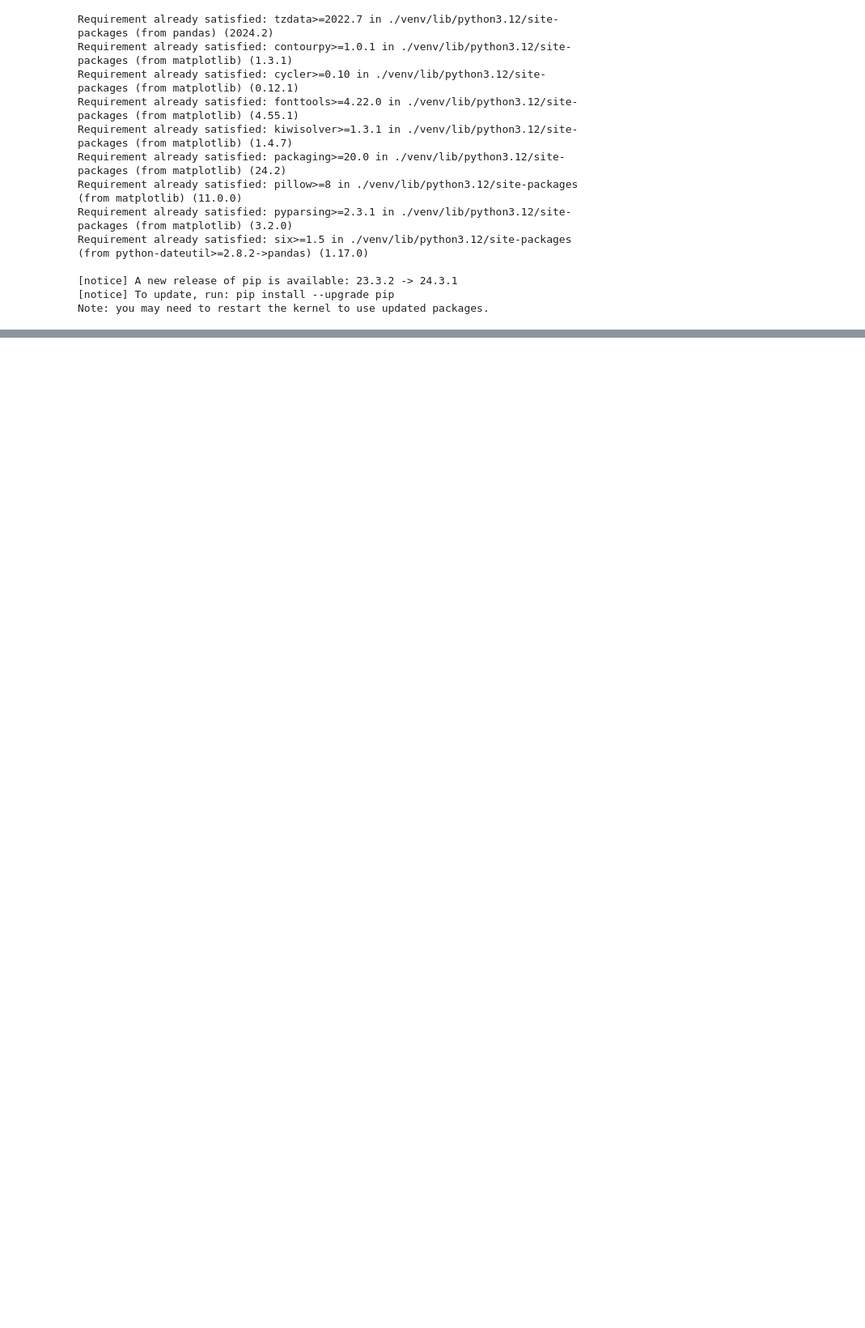
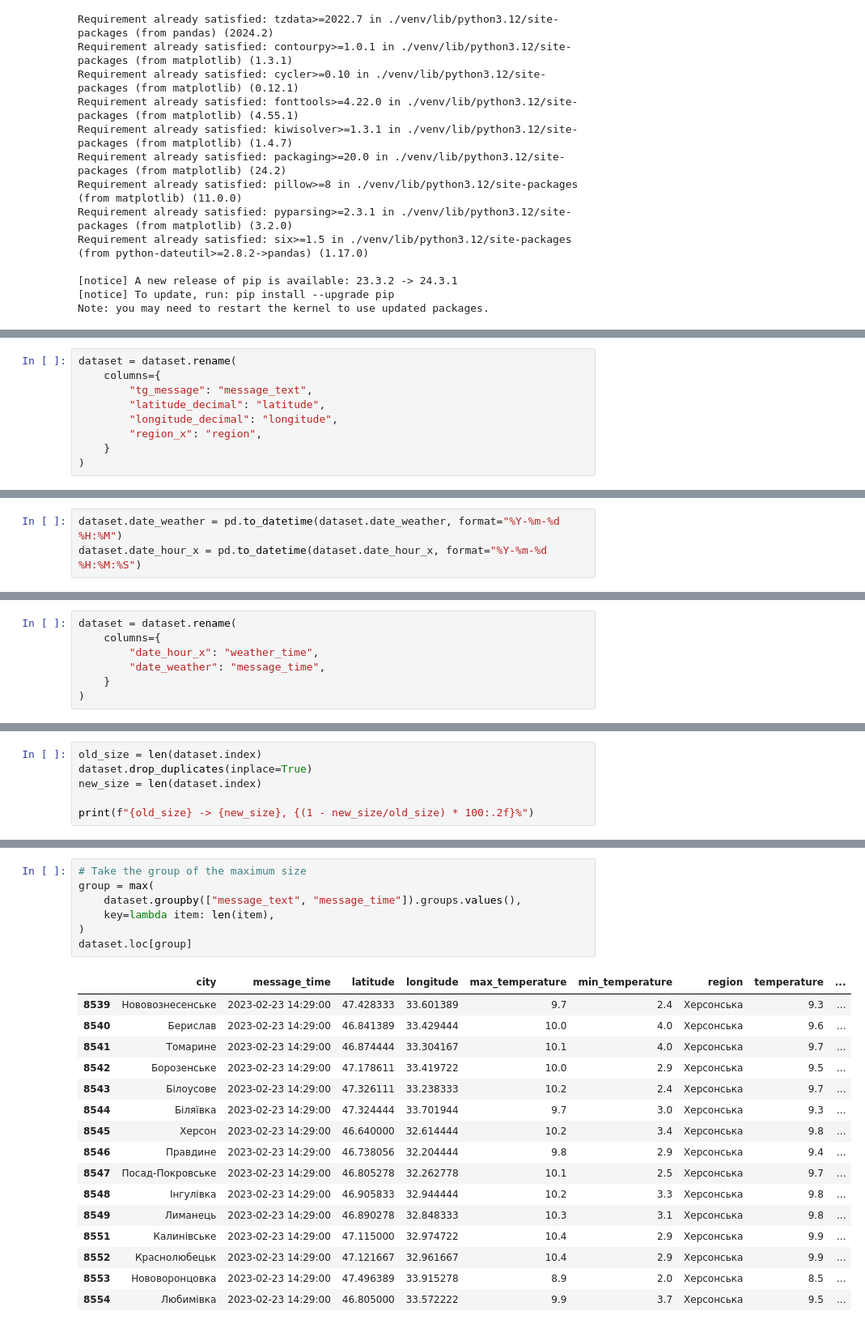
Before and after one commit to draklowell/eda-lab, a Jupyter notebook: notebook.ipynb, the cells around one changed output, grey strips where cells are left out. Shown at 81% size. Drawn from its saved outputs; the diff is of its cells as text; blank space fills up the shorter version.

Commit message:
Add cleanup for the dataset

```diff
--- a/notebook.ipynb
+++ b/notebook.ipynb
@@ -93,0 +68,9 @@ data.reset_index().groupby("weather_description")[0].sum().sort_values().plot.ba
+# %%
+dataset = dataset.rename(
+    columns={
+        "tg_message": "message_text",
+        "latitude_decimal": "latitude",
+        "longitude_decimal": "longitude",
+        "region_x": "region",
+    }
+)
@@ -93,0 +79,3 @@ data.reset_index().groupby("weather_description")[0].sum().sort_values().plot.ba
+# %%
+dataset.date_weather = pd.to_datetime(dataset.date_weather, format="%Y-%m-%d %H:%M")
+dataset.date_hour_x = pd.to_datetime(dataset.date_hour_x, format="%Y-%m-%d %H:%M:%S")
@@ -93,0 +136,7 @@ data.reset_index().groupby("weather_description")[0].sum().sort_values().plot.ba
+# %%
+dataset = dataset.rename(
+    columns={
+        "date_hour_x": "weather_time",
+        "date_weather": "message_time",
+    }
+)
@@ -93,0 +175,6 @@ data.reset_index().groupby("weather_description")[0].sum().sort_values().plot.ba
+# %%
+old_size = len(dataset.index)
+dataset.drop_duplicates(inplace=True)
+new_size = len(dataset.index)
+
+print(f"{old_size} -> {new_size}, {(1 - new_size/old_size) * 100:.2f}%")
@@ -93,0 +197,24 @@ data.reset_index().groupby("weather_description")[0].sum().sort_values().plot.ba
+# %%
+# Take the group of the maximum size
+group = max(
+    dataset.groupby(["message_text", "message_time"]).groups.values(),
+    key=lambda item: len(item),
+)
+dataset.loc[group]
+# %% [output]
+|  | city | message_time | latitude | longitude | max_temperature | min_temperature | region | temperature | ... |
+| 8539 | Нововознесенське | 2023-02-23 14:29:00 | 47.428333 | 33.601389 | 9.7 | 2.4 | Херсонська | 9.3 | ... |
+| 8540 | Берислав | 2023-02-23 14:29:00 | 46.841389 | 33.429444 | 10.0 | 4.0 | Херсонська | 9.6 | ... |
+| 8541 | Томарине | 2023-02-23 14:29:00 | 46.874444 | 33.304167 | 10.1 | 4.0 | Херсонська | 9.7 | ... |
+| 8542 | Борозенське | 2023-02-23 14:29:00 | 47.178611 | 33.419722 | 10.0 | 2.9 | Херсонська | 9.5 | ... |
+| 8543 | Білоусове | 2023-02-23 14:29:00 | 47.326111 | 33.238333 | 10.2 | 2.4 | Херсонська | 9.7 | ... |
+| 8544 | Біляївка | 2023-02-23 14:29:00 | 47.324444 | 33.701944 | 9.7 | 3.0 | Херсонська | 9.3 | ... |
+| 8545 | Херсон | 2023-02-23 14:29:00 | 46.640000 | 32.614444 | 10.2 | 3.4 | Херсонська | 9.8 | ... |
+| 8546 | Правдине | 2023-02-23 14:29:00 | 46.738056 | 32.204444 | 9.8 | 2.9 | Херсонська | 9.4 | ... |
+| 8547 | Посад-Покровське | 2023-02-23 14:29:00 | 46.805278 | 32.262778 | 10.1 | 2.5 | Херсонська | 9.7 | ... |
+| 8548 | Інгулівка | 2023-02-23 14:29:00 | 46.905833 | 32.944444 | 10.2 | 3.3 | Херсонська | 9.8 | ... |
+| 8549 | Лиманець | 2023-02-23 14:29:00 | 46.890278 | 32.848333 | 10.3 | 3.1 | Херсонська | 9.8 | ... |
+| 8551 | Калинівське | 2023-02-23 14:29:00 | 47.115000 | 32.974722 | 10.4 | 2.9 | Херсонська | 9.9 | ... |
+| 8552 | Краснолюбецьк | 2023-02-23 14:29:00 | 47.121667 | 32.961667 | 10.4 | 2.9 | Херсонська | 9.9 | ... |
+| 8553 | Нововоронцовка | 2023-02-23 14:29:00 | 47.496389 | 33.915278 | 8.9 | 2.0 | Херсонська | 8.5 | ... |
+| 8554 | Любимівка | 2023-02-23 14:29:00 | 46.805000 | 33.572222 | 9.9 | 3.7 | Херсонська | 9.5 | ... |
```
Also changed, not shown: parts of 48 cells of this notebook.
